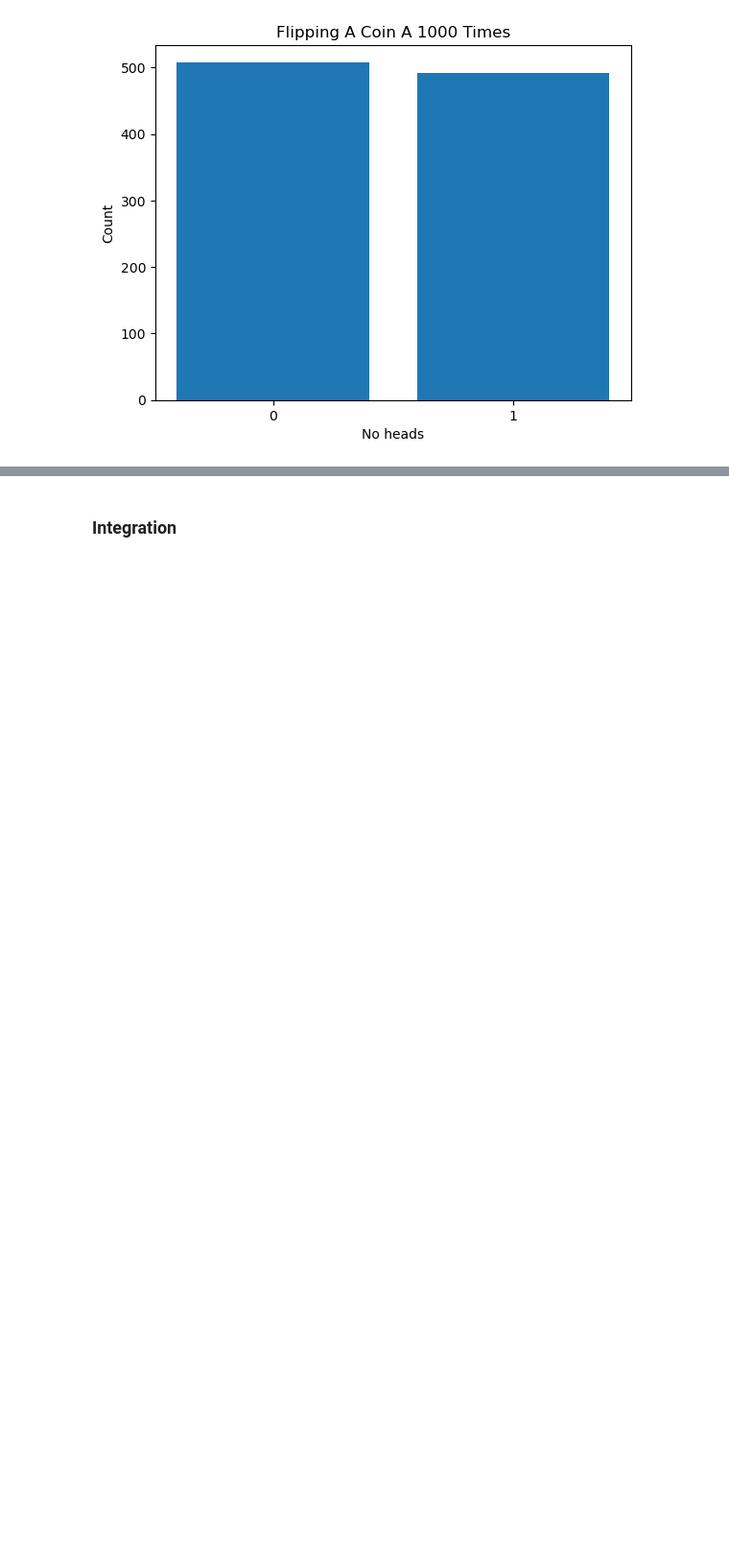
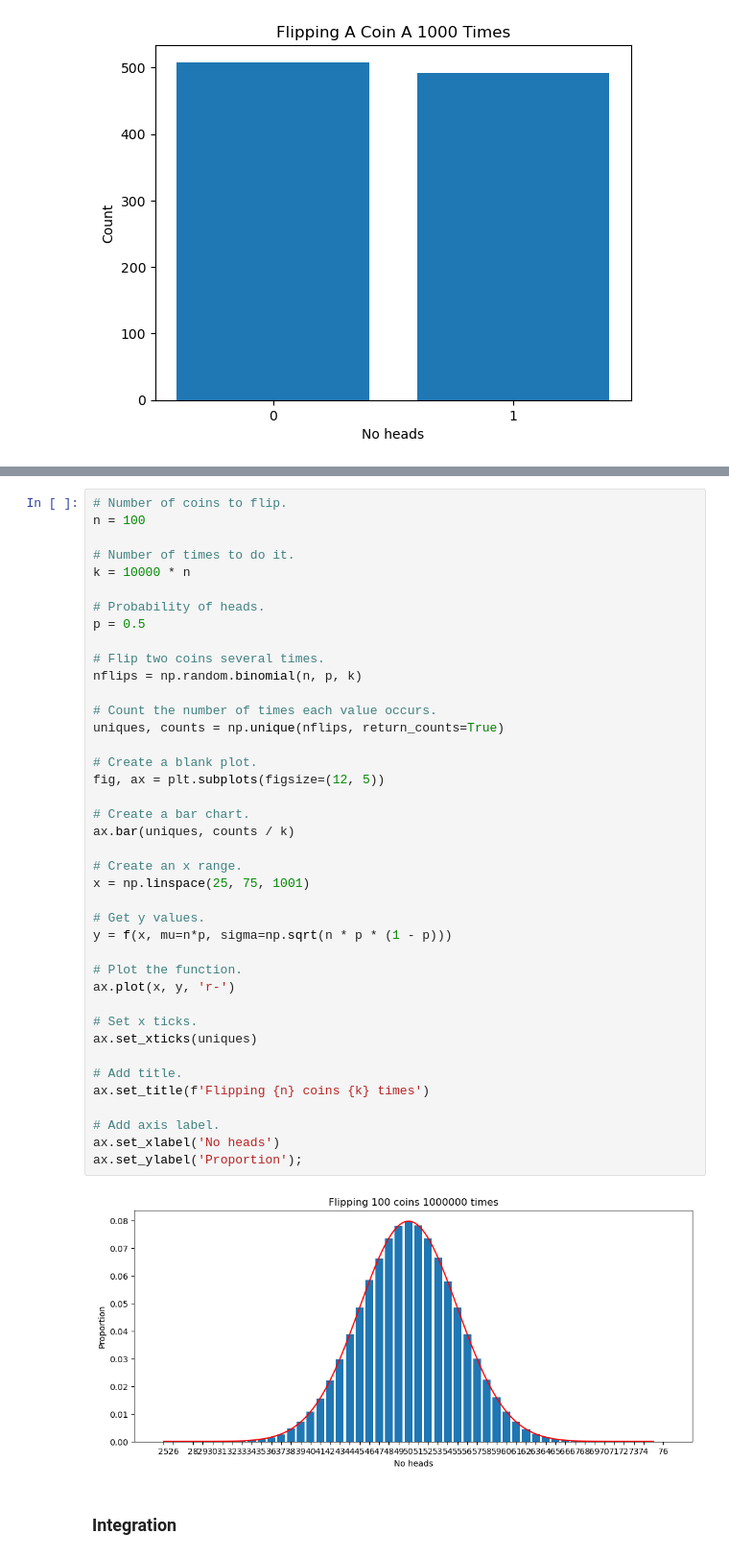
Before and after one commit to AndreaCignoni/applied_statistics_assessment, a Jupyter notebook: tasks.ipynb, the cells around one changed output, grey strips where cells are left out. Shown: that part at 96% size. Drawn from its saved outputs; the diff is of its cells as text; blank space fills up the shorter version.

```diff
--- a/tasks.ipynb
+++ b/tasks.ipynb
@@ -468,3 +548,45 @@ np.unique(twoflipsind, return_counts=True, axis =0)
+# %%
+# Number of coins to flip.
+n = 100
+
+# Number of times to do it.
+k = 10000 * n
+
+# Probability of heads.
+p = 0.5
+
+# Flip two coins several times.
+nflips = np.random.binomial(n, p, k)
+
+# Count the number of times each value occurs.
+uniques, counts = np.unique(nflips, return_counts=True)
+
+# Create a blank plot.
+fig, ax = plt.subplots(figsize=(12, 5))
+
+# Create a bar chart.
+ax.bar(uniques, counts / k)
+
+# Create an x range.
+x = np.linspace(25, 75, 1001)
+
+# Get y values.
+y = f(x, mu=n*p, sigma=np.sqrt(n * p * (1 - p)))
+
+# Plot the function.
+ax.plot(x, y, 'r-')
+
+# Set x ticks.
+ax.set_xticks(uniques)
+
+# Add title.
+ax.set_title(f'Flipping {n} coins {k} times')
+
+# Add axis label.
+ax.set_xlabel('No heads')
+ax.set_ylabel('Proportion');
+# %% [output]
+[figure, added]
 # %% [markdown]
 ### Integration
 # %% [markdown]
```
Also changed, not shown: parts of 19 cells of this notebook.
